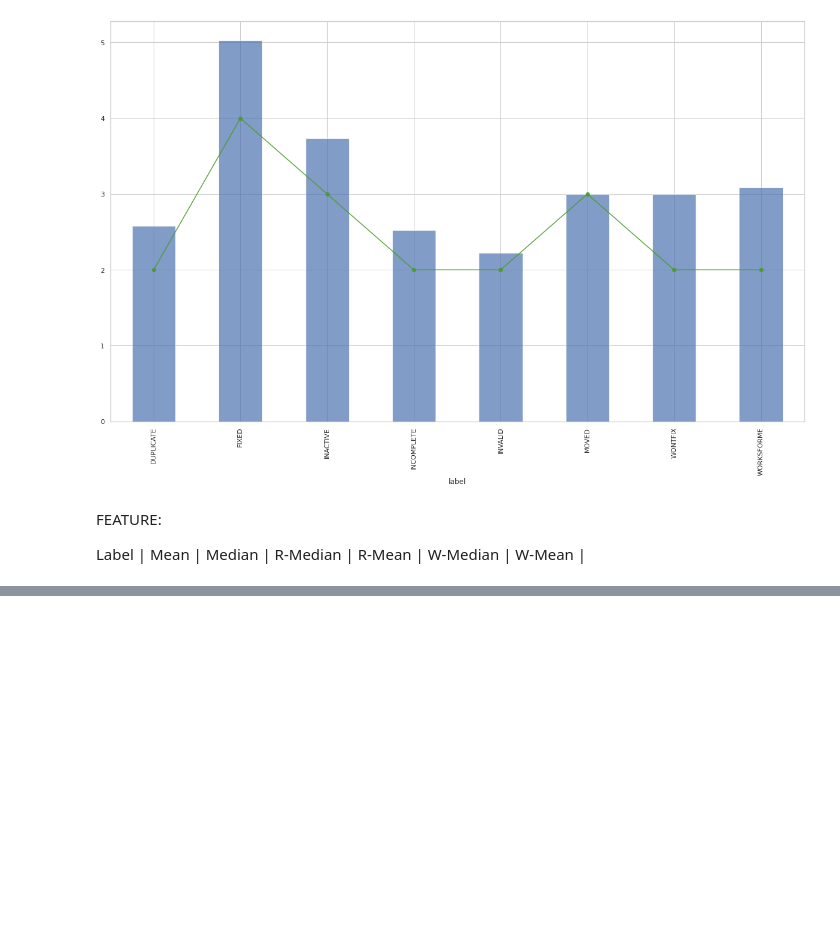
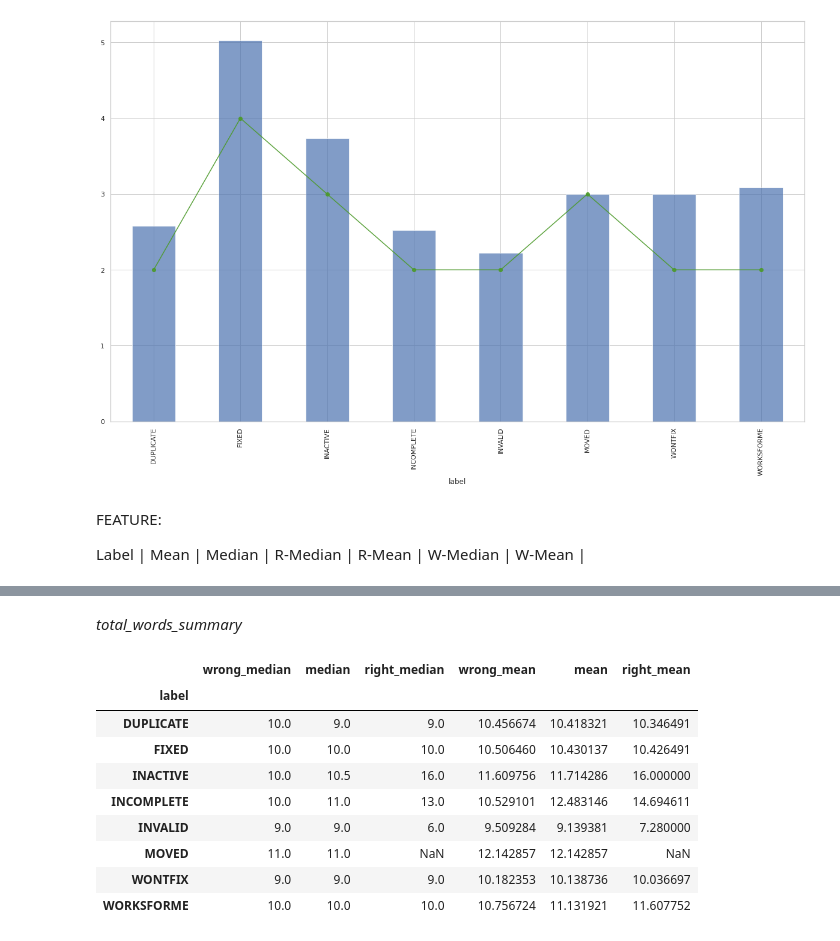
Before and after one commit to manoelf/master-research-bugreport, a Jupyter notebook: notebook/bug-report-investigatin-bugzilla.ipynb, the cells around one changed output, grey strips where cells are left out. Cells and saved outputs as stored; diff of their text form; code cells hidden in the pictures; blank space fills up the shorter version.

```diff
--- a/notebook/bug-report-investigatin-bugzilla.ipynb
+++ b/notebook/bug-report-investigatin-bugzilla.ipynb
@@ -578,0 +631,15 @@ def make_analysis_feature(df, feature):
+# %% [markdown]
+_total_words_summary_
+# %%
+make_analysis_feature(data_eda, 'total_words_summary')
+# %% [output]
+|  | wrong_median | median | right_median | wrong_mean | mean | right_mean |
+| label |  |  |  |  |  |  |
+| DUPLICATE | 10.0 | 9.0 | 9.0 | 10.456674 | 10.418321 | 10.346491 |
+| FIXED | 10.0 | 10.0 | 10.0 | 10.506460 | 10.430137 | 10.426491 |
+| INACTIVE | 10.0 | 10.5 | 16.0 | 11.609756 | 11.714286 | 16.000000 |
+| INCOMPLETE | 10.0 | 11.0 | 13.0 | 10.529101 | 12.483146 | 14.694611 |
+| INVALID | 9.0 | 9.0 | 6.0 | 9.509284 | 9.139381 | 7.280000 |
+| MOVED | 11.0 | 11.0 | NaN | 12.142857 | 12.142857 | NaN |
+| WONTFIX | 9.0 | 9.0 | 9.0 | 10.182353 | 10.138736 | 10.036697 |
+| WORKSFORME | 10.0 | 10.0 | 10.0 | 10.756724 | 11.131921 | 11.607752 |
```
Also changed, not shown: parts of 22 cells of this notebook.
